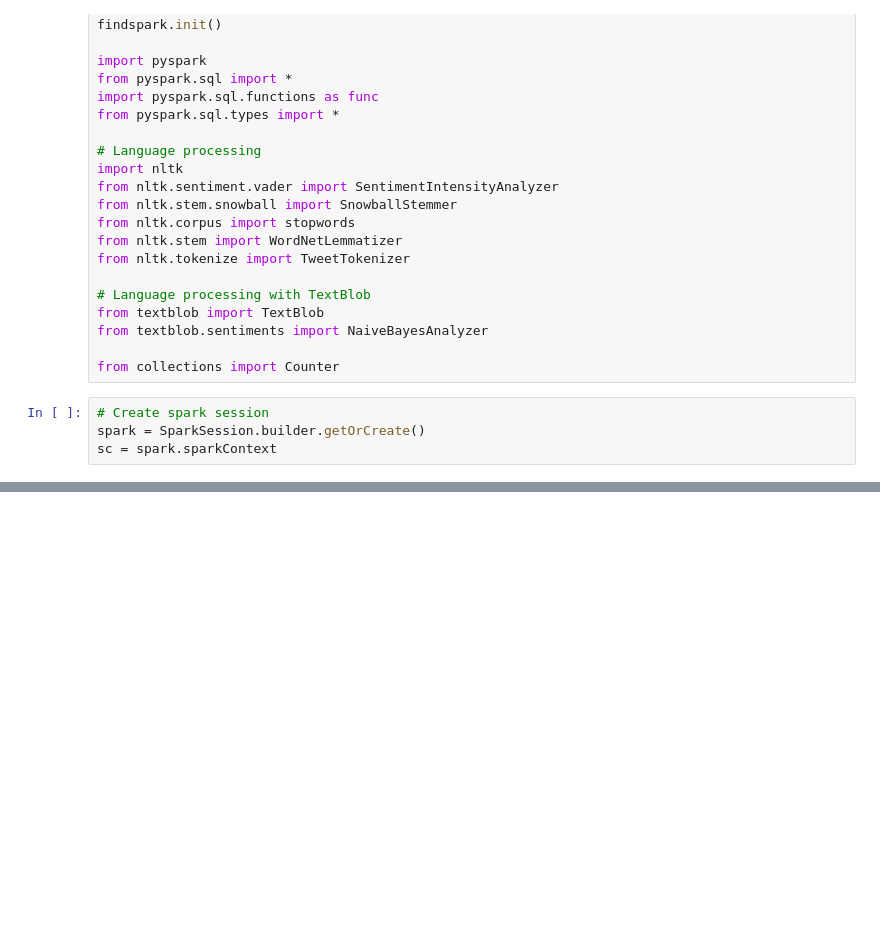
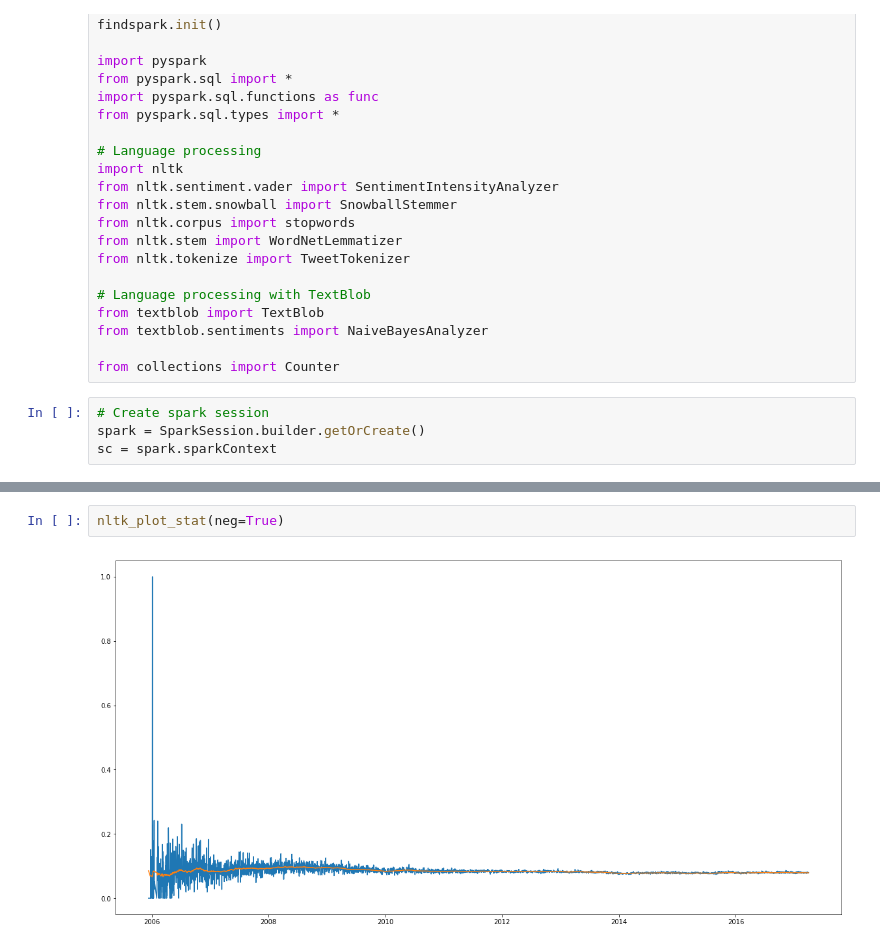
Before and after one commit to MetaHG/Reddit-opinions-polarization, a Jupyter notebook: notebooks/nlp_metrics_analysis.ipynb, the cells around one changed output, grey strips where cells are left out. Saved outputs shown, nothing was run; the diff lists cells and outputs as text; blank space fills up the shorter version.

```diff
--- a/notebooks/nlp_metrics_analysis.ipynb
+++ b/notebooks/nlp_metrics_analysis.ipynb
@@ -233,0 +133,4 @@ pd_percentage
+# %%
+nltk_plot_stat(neg=True)
+# %% [output]
+[figure, added]
```
Also changed, not shown: parts of 87 cells of this notebook.
